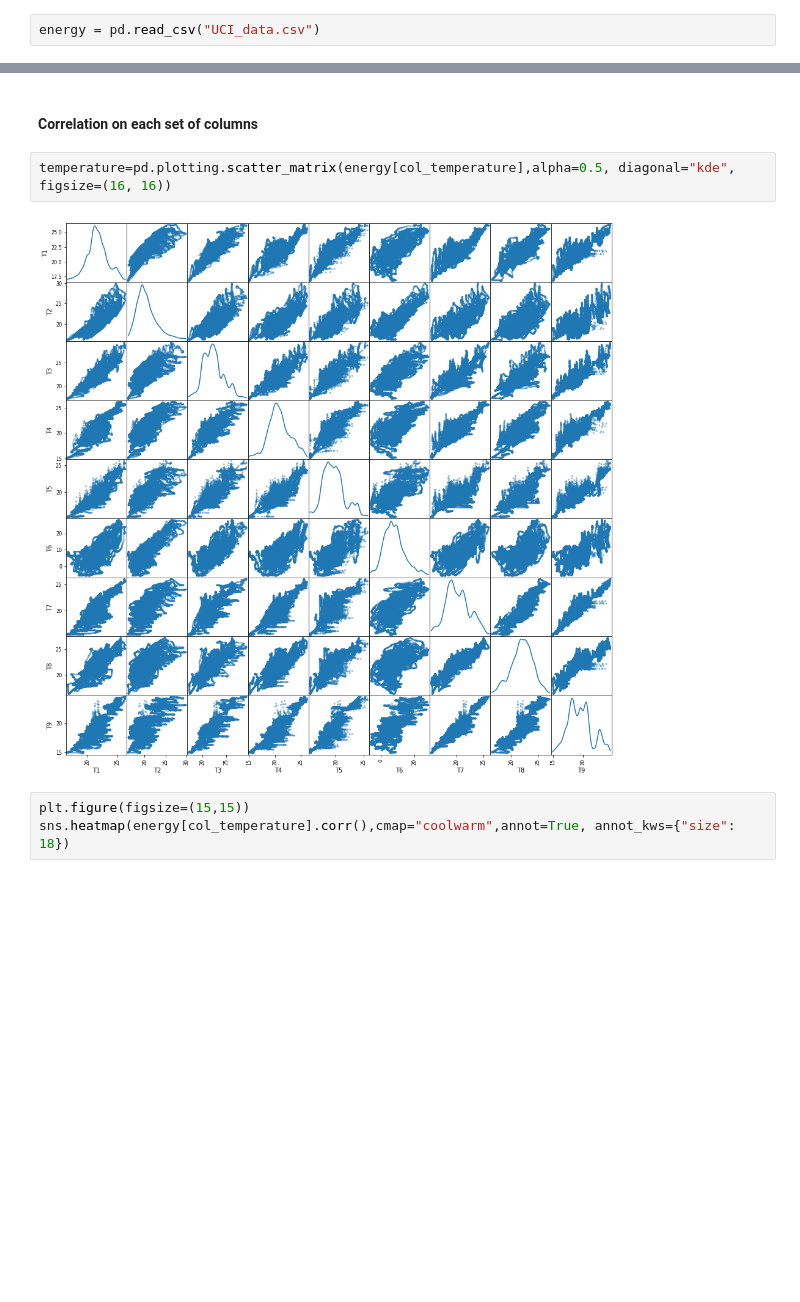
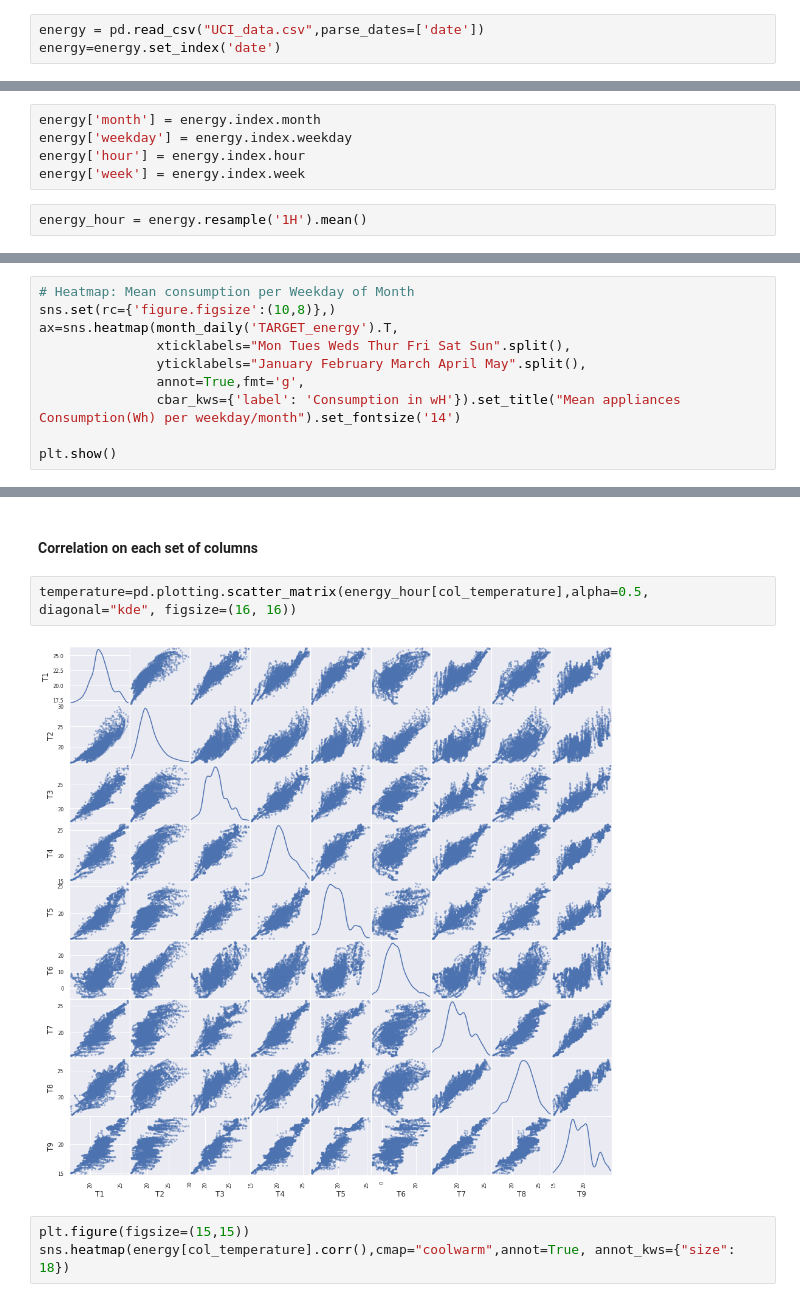
Before and after one commit to nchand/predict-energy-use, a Jupyter notebook: energy-use.ipynb, the cells around one changed output, grey strips where cells are left out. Cells and saved outputs as stored; diff of their text form; blank space fills up the shorter version.

```diff
--- a/energy-use.ipynb
+++ b/energy-use.ipynb
@@ -8,7 +8,8 @@ import seaborn as sns
 # %% [markdown]
 ### Read the Data
 # %%
-energy = pd.read_csv("UCI_data.csv")
+energy = pd.read_csv("UCI_data.csv",parse_dates=['date'])
+energy=energy.set_index('date')
 # %%
 energy.head()
 # %% [output]
@@ -69,0 +80,7 @@ dtype: int64
+# %%
+energy['month'] = energy.index.month
+energy['weekday'] = energy.index.weekday
+energy['hour'] = energy.index.hour
+energy['week'] = energy.index.week
+# %%
+energy_hour = energy.resample('1H').mean()
@@ -69,0 +197,10 @@ dtype: int64
+# %%
+# Heatmap: Mean consumption per Weekday of Month
+sns.set(rc={'figure.figsize':(10,8)},)
+ax=sns.heatmap(month_daily('TARGET_energy').T,
+               xticklabels="Mon Tues Weds Thur Fri Sat Sun".split(),
+               yticklabels="January February March April May".split(),
+               annot=True,fmt='g',
+               cbar_kws={'label': 'Consumption in wH'}).set_title("Mean appliances Consumption(Wh) per weekday/month").set_fontsize('14')
+
+plt.show()
@@ -132,9 +287,9 @@ Name: TARGET_energy, dtype: float64
 # %% [markdown]
 #### Correlation on each set of columns
 # %%
-temperature=pd.plotting.scatter_matrix(energy[col_temperature],alpha=0.5, diagonal="kde", figsize=(16, 16))
+temperature=pd.plotting.scatter_matrix(energy_hour[col_temperature],alpha=0.5, diagonal="kde", figsize=(16, 16))
 # %% [output]
-[figure, old version]
+[figure, new version]
 # %%
 plt.figure(figsize=(15,15))
 sns.heatmap(energy[col_temperature].corr(),cmap="coolwarm",annot=True, annot_kws={"size": 18})
```
Also changed, not shown: parts of 59 cells of this notebook.
